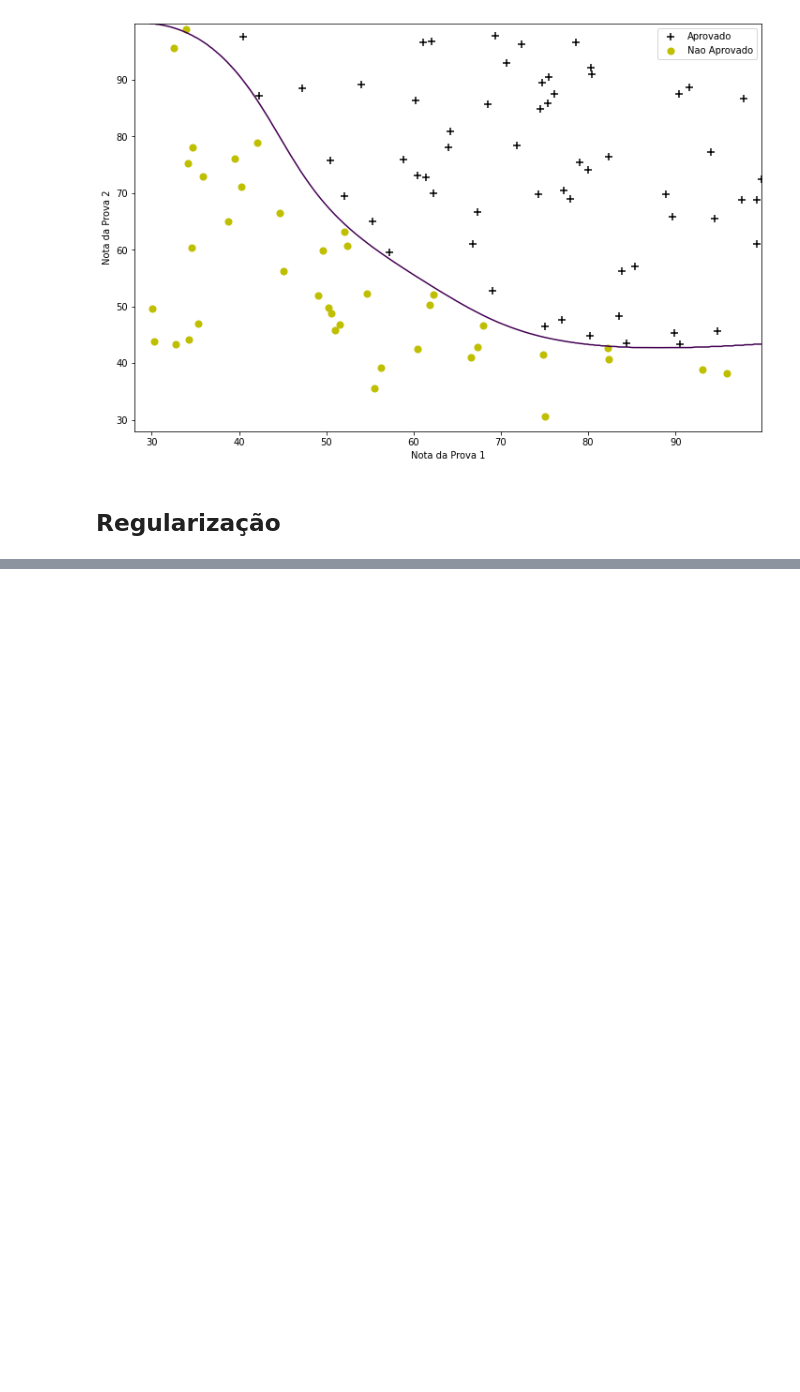
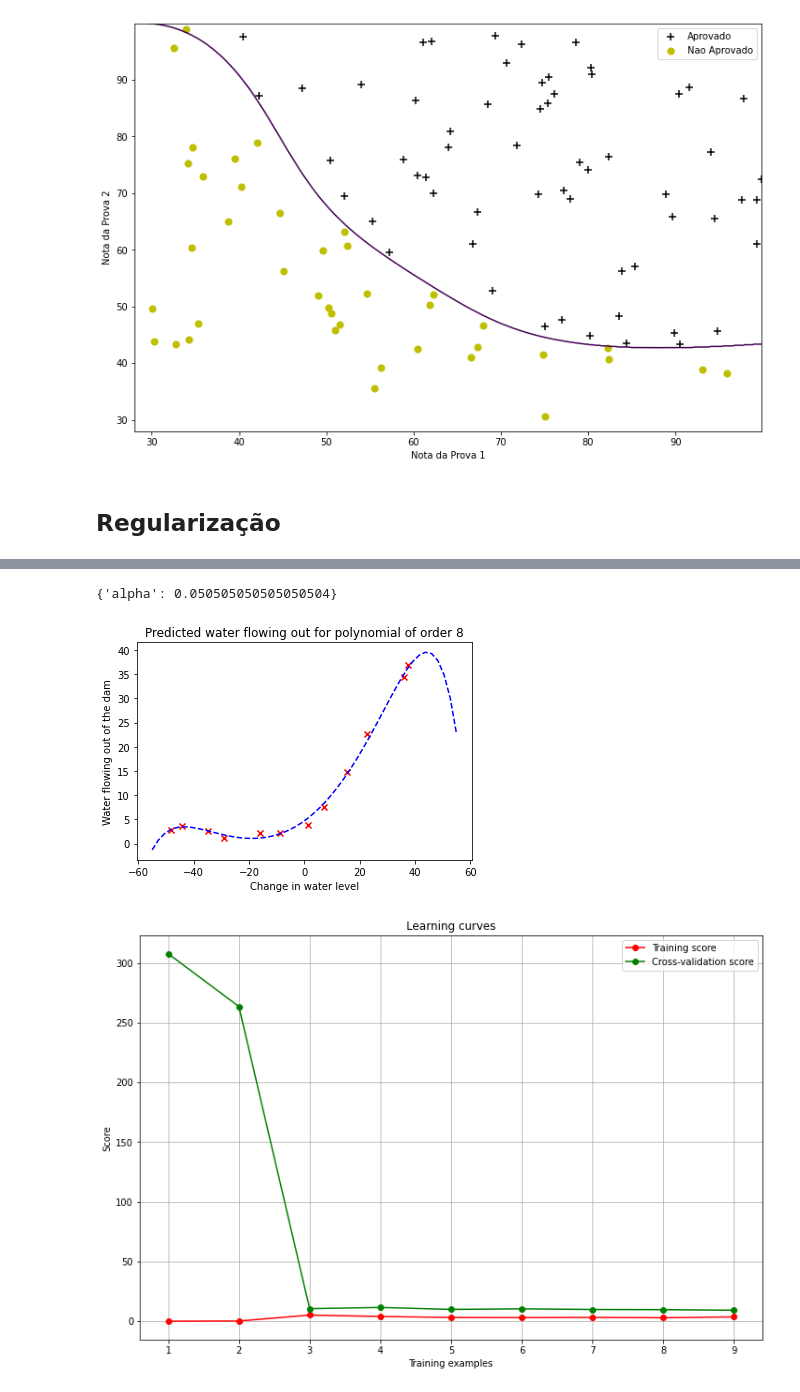
Before and after one commit to renatoor/machine-learning, a Jupyter notebook: T2/aprendizado-supervisionado.ipynb, the cells around one changed output, grey strips where cells are left out. Cells and saved outputs as stored; diff of their text form; code cells hidden in the pictures; blank space fills up the shorter version.

```diff
--- a/T2/aprendizado-supervisionado.ipynb
+++ b/T2/aprendizado-supervisionado.ipynb
@@ -346,0 +362,41 @@ plt.show()
+# %%
+model_ridge = Ridge()
+#model_ridge.fit(X_poly_norm, y)
+
+params = {'alpha': np.linspace(0, 5, 100)}
+
+grid = GridSearchCV(model_ridge, params, scoring='neg_mean_squared_error')
+grid.fit(X_poly_norm, y)
+
+print(grid.best_params_)
+
+plt.scatter(X, y, color='red', marker='x')
+plt.xlabel('Change in water level')
+plt.ylabel('Water flowing out of the dam')
+plt.plot(xvalue, grid.predict(xpolynorm), "b--")
+plt.title("Predicted water flowing out for polynomial of order 8")
+plt.show()
+
+train_sizes = list(range(1,10))
+
+train_sizes, train_scores, test_scores, = \
+    learning_curve(model_ridge, X_poly_norm, y, scoring='neg_mean_squared_error', train_sizes=train_sizes)
+
+train_scores_mean = np.mean(-train_scores, axis=1)
+test_scores_mean = np.mean(-test_scores, axis=1)
+
+fig, ax = plt.subplots(figsize=(12,8))
+ax.set_title("Learning curves")
+ax.set_xlabel("Training examples")
+ax.set_ylabel("Score")
+ax.grid()
+ax.plot(train_sizes, train_scores_mean, 'o-', color="r",
+                 label="Training score")
+ax.plot(train_sizes, test_scores_mean, 'o-', color="g",
+                 label="Cross-validation score")
+ax.legend()
+plt.show()
+# %% [output]
+{'alpha': 0.050505050505050504}
+[figure, added]
+[figure, added]
```
Also changed, not shown: parts of 11 cells of this notebook, 11 other files.
